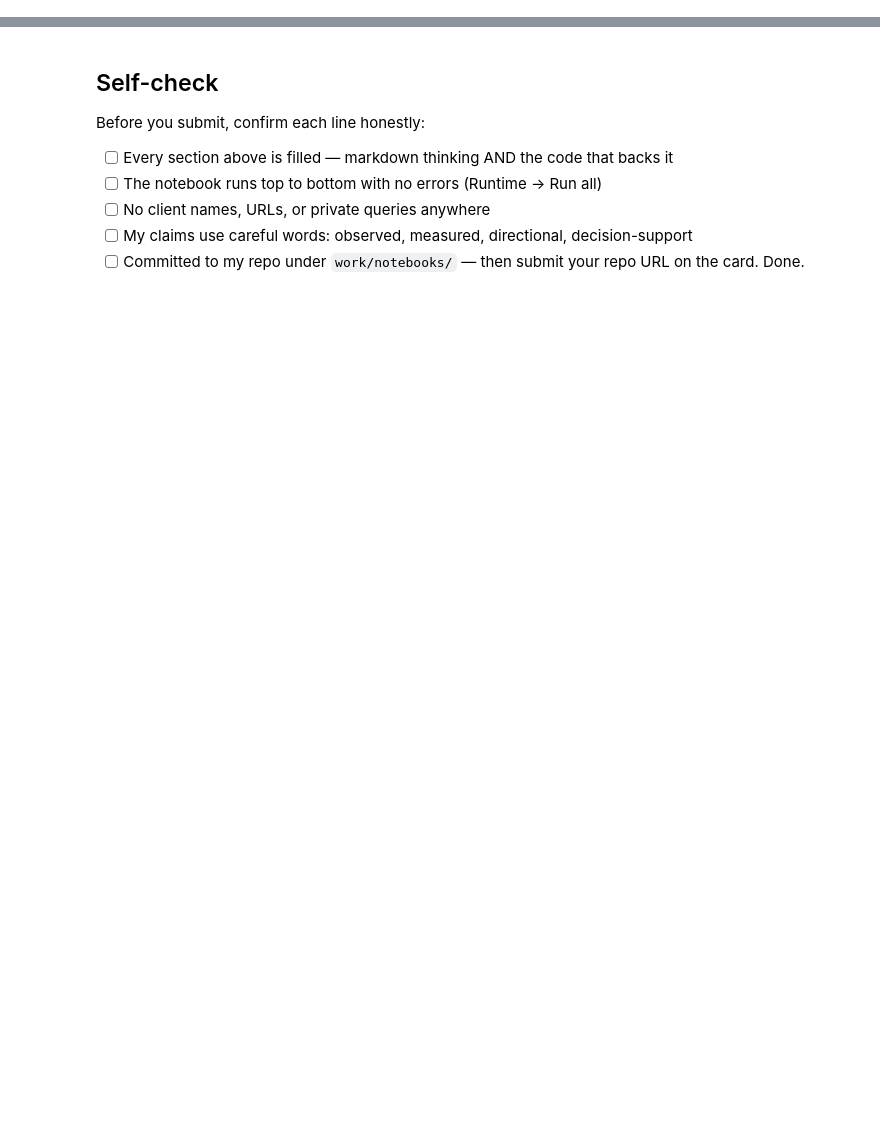
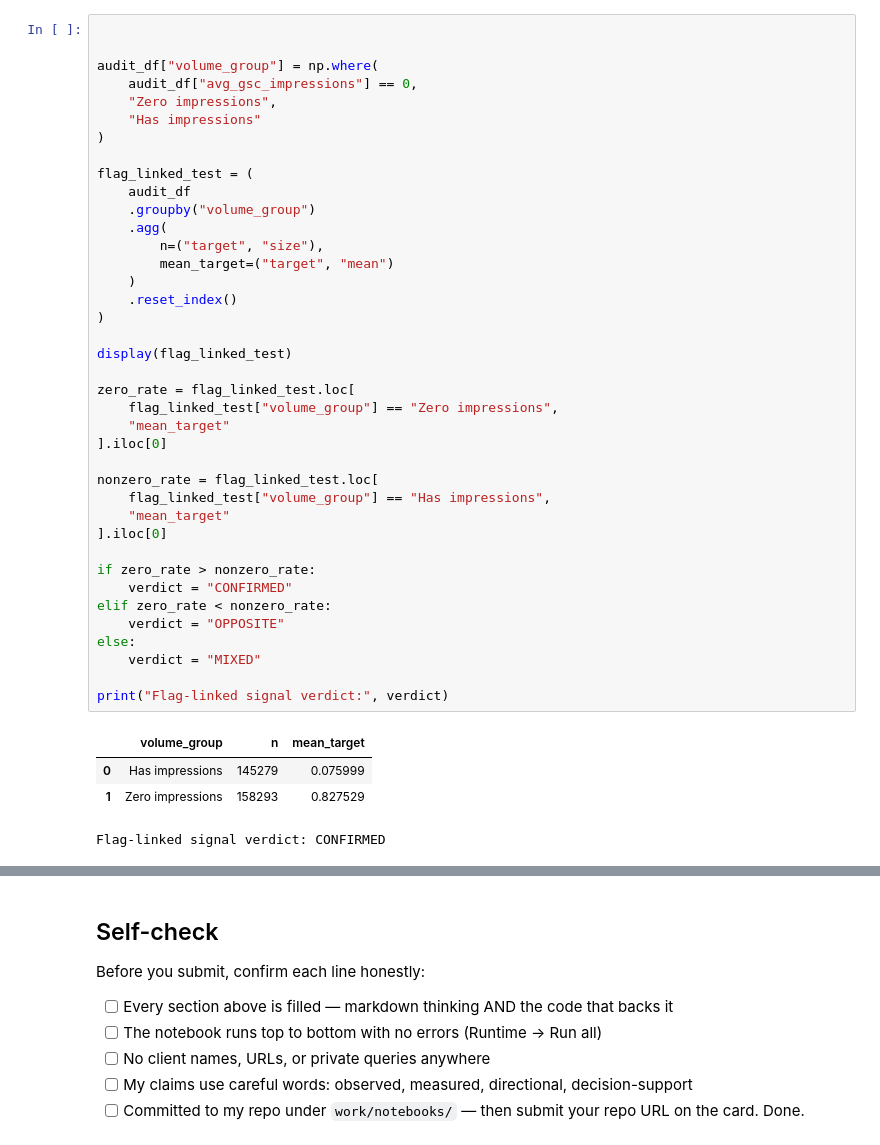
Before and after one commit to Srinadh2314/srinadh-flyrank-intership, a Jupyter notebook: work/notebooks/w04_signal_audit.ipynb, the cells around one changed output, grey strips where cells are left out. Drawn from its saved outputs; the diff is of its cells as text; blank space fills up the shorter version.

```diff
--- a/work/notebooks/w04_signal_audit.ipynb
+++ b/work/notebooks/w04_signal_audit.ipynb
@@ -12,0 +245,44 @@ This skeleton is yours to fill. Work the sections **in order** — each one has
+# %%
+
+
+audit_df["volume_group"] = np.where(
+    audit_df["avg_gsc_impressions"] == 0,
+    "Zero impressions",
+    "Has impressions"
+)
+
+flag_linked_test = (
+    audit_df
+    .groupby("volume_group")
+    .agg(
+        n=("target", "size"),
+        mean_target=("target", "mean")
+    )
+    .reset_index()
+)
+
+display(flag_linked_test)
+
+zero_rate = flag_linked_test.loc[
+    flag_linked_test["volume_group"] == "Zero impressions",
+    "mean_target"
+].iloc[0]
+
+nonzero_rate = flag_linked_test.loc[
+    flag_linked_test["volume_group"] == "Has impressions",
+    "mean_target"
+].iloc[0]
+
+if zero_rate > nonzero_rate:
+    verdict = "CONFIRMED"
+elif zero_rate < nonzero_rate:
+    verdict = "OPPOSITE"
+else:
+    verdict = "MIXED"
+
+print("Flag-linked signal verdict:", verdict)
+# %% [output]
+|  | volume_group | n | mean_target |
+| 0 | Has impressions | 145279 | 0.075999 |
+| 1 | Zero impressions | 158293 | 0.827529 |
+Flag-linked signal verdict: CONFIRMED
```
Also changed, not shown: parts of 15 cells of this notebook.
